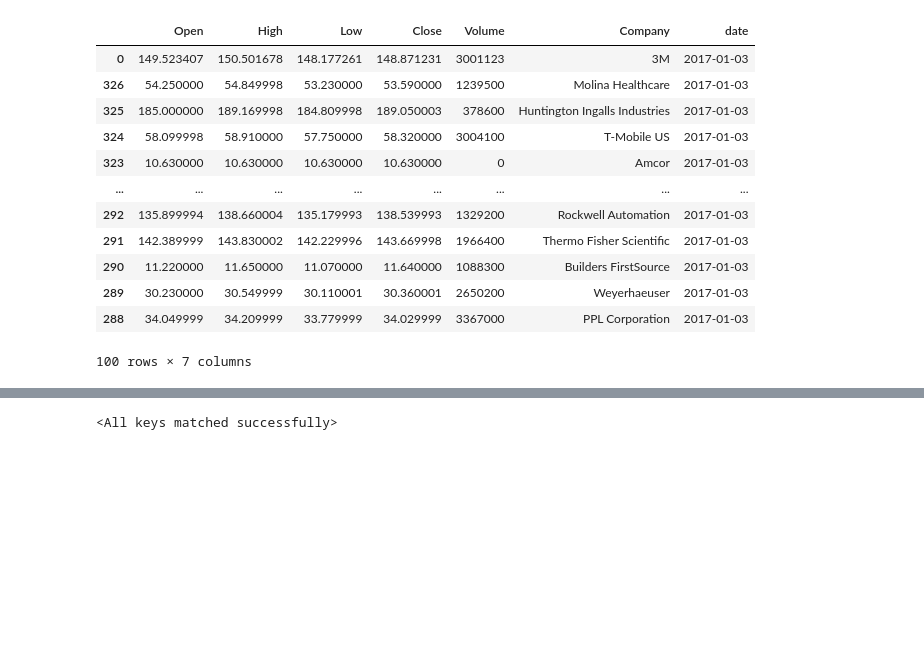
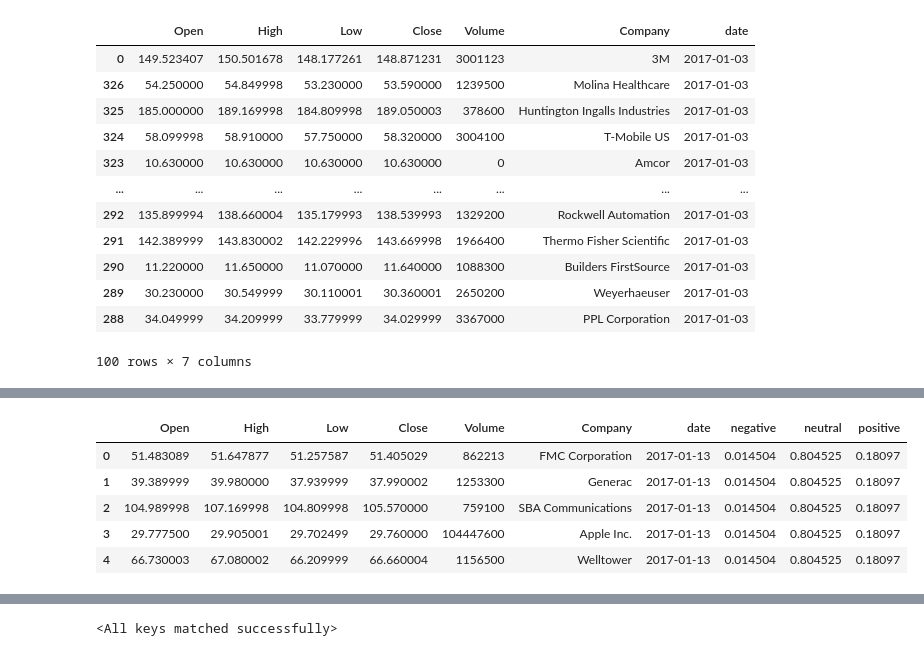
Before and after one commit to rrrbbb1/lstm-stock-prediction, a Jupyter notebook: notebook.ipynb, the cells around one changed output, grey strips where cells are left out. Saved outputs shown, nothing was run; the diff lists cells and outputs as text; code cells hidden in the pictures; blank space fills up the shorter version.

```diff
--- a/notebook.ipynb
+++ b/notebook.ipynb
@@ -178,0 +195,9 @@ prices = prices.dropna()
+# %%
+train.head()
+# %% [output]
+|  | Open | High | Low | Close | Volume | Company | date | negative | neutral | positive |
+| 0 | 51.483089 | 51.647877 | 51.257587 | 51.405029 | 862213 | FMC Corporation | 2017-01-13 | 0.014504 | 0.804525 | 0.18097 |
+| 1 | 39.389999 | 39.980000 | 37.939999 | 37.990002 | 1253300 | Generac | 2017-01-13 | 0.014504 | 0.804525 | 0.18097 |
+| 2 | 104.989998 | 107.169998 | 104.809998 | 105.570000 | 759100 | SBA Communications | 2017-01-13 | 0.014504 | 0.804525 | 0.18097 |
+| 3 | 29.777500 | 29.905001 | 29.702499 | 29.760000 | 104447600 | Apple Inc. | 2017-01-13 | 0.014504 | 0.804525 | 0.18097 |
+| 4 | 66.730003 | 67.080002 | 66.209999 | 66.660004 | 1156500 | Welltower | 2017-01-13 | 0.014504 | 0.804525 | 0.18097 |
```
Also changed, not shown: parts of 10 cells of this notebook.
